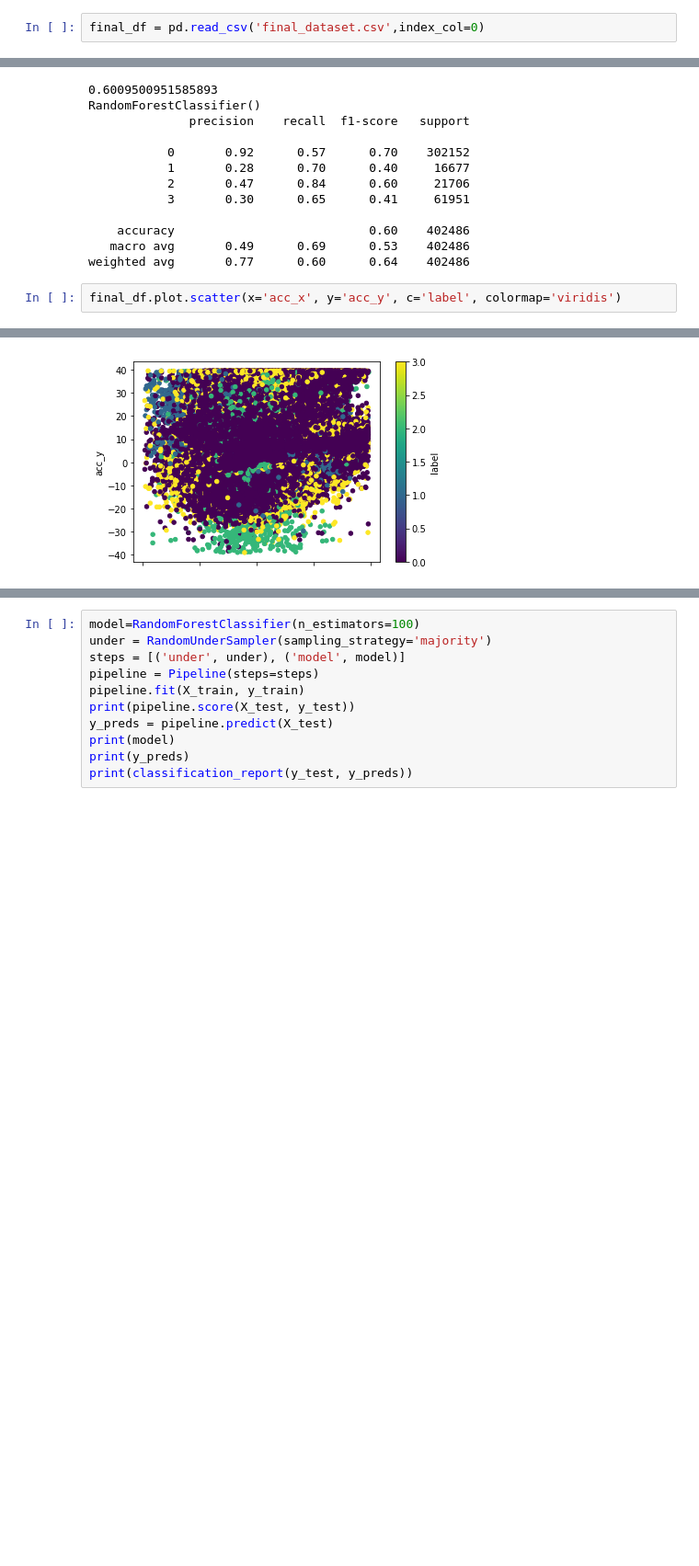
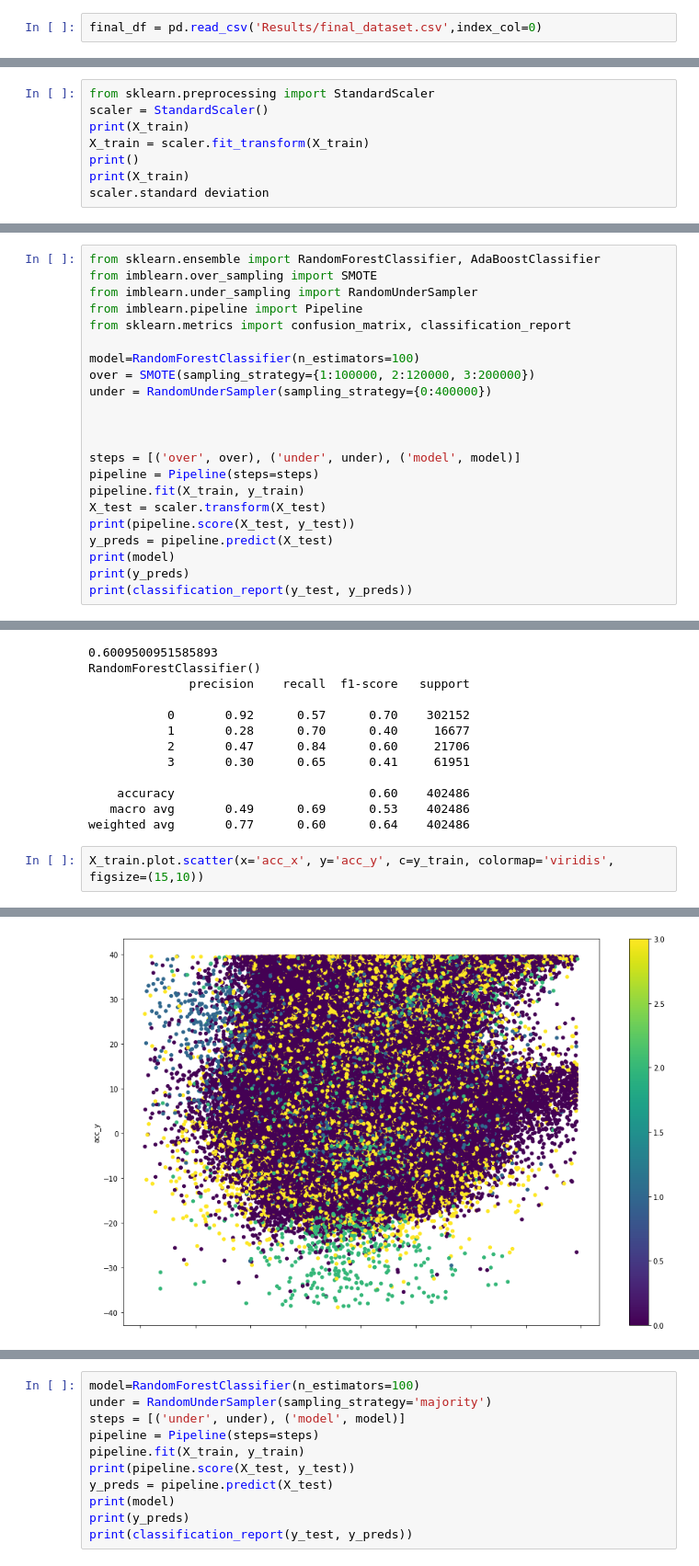
Before and after one commit to pratikdevnani/Terrain-Recognition-from-Time-Series-Data, a Jupyter notebook: ML_experiments.ipynb, the cells around one changed output, grey strips where cells are left out. Shown at 92% size. Drawn from its saved outputs; the diff is of its cells as text; blank space fills up the shorter version.

Commit message:
updated with graphs

```diff
--- a/ML_experiments.ipynb
+++ b/ML_experiments.ipynb
@@ -111,7 +111,7 @@ print(class_0, class_1, class_2, class_3)
 # %% [output]
 1.332 24.298 18.361 6.499
 # %%
-final_df = pd.read_csv('final_dataset.csv',index_col=0)
+final_df = pd.read_csv('Results/final_dataset.csv',index_col=0)
 # %%
 final_df.head()
 # %% [output]
@@ -130,3 +130,11 @@ y = label_encoder.fit_transform(final_df['label'])
 X = final_df[['acc_x', 'acc_y', 'acc_z', 'gyro_x', 'gyro_y', 'gyro_z']]
 
 X_train, X_test, y_train, y_test = train_test_split(X, y, test_size=0.3, random_state=42)
+# %%
+from sklearn.preprocessing import StandardScaler
+scaler = StandardScaler()
+print(X_train)
+X_train = scaler.fit_transform(X_train)
+print()
+print(X_train)
+scaler.standard deviation
@@ -259,3 +293,25 @@ RandomForestClassifier()
     accuracy                           0.77    402486
    macro avg       0.60      0.63      0.61    402486
 weighted avg       0.76      0.77      0.77    402486
+# %%
+from sklearn.ensemble import RandomForestClassifier, AdaBoostClassifier
+from imblearn.over_sampling import SMOTE
+from imblearn.under_sampling import RandomUnderSampler
+from imblearn.pipeline import Pipeline
+from sklearn.metrics import confusion_matrix, classification_report
+
+model=RandomForestClassifier(n_estimators=100)
+over = SMOTE(sampling_strategy={1:100000, 2:120000, 3:200000})
+under = RandomUnderSampler(sampling_strategy={0:400000})
+
+
+
+steps = [('over', over), ('under', under), ('model', model)]
+pipeline = Pipeline(steps=steps)
+pipeline.fit(X_train, y_train)
+X_test = scaler.transform(X_test)
+print(pipeline.score(X_test, y_test))
+y_preds = pipeline.predict(X_test)
+print(model)
+print(y_preds)
+print(classification_report(y_test, y_preds))
@@ -367,5 +453,5 @@ RandomForestClassifier()
    macro avg       0.49      0.69      0.53    402486
 weighted avg       0.77      0.60      0.64    402486
 # %%
-final_df.plot.scatter(x='acc_x', y='acc_y', c='label', colormap='viridis')
+X_train.plot.scatter(x='acc_x', y='acc_y', c=y_train, colormap='viridis', figsize=(15,10))
 # %% [output]
@@ -373 +459 @@ final_df.plot.scatter(x='acc_x', y='acc_y', c='label', colormap='viridis')
-[figure, old version]
+[figure, new version]
```
Also changed, not shown: parts of 25 cells of this notebook, 2 other files.
